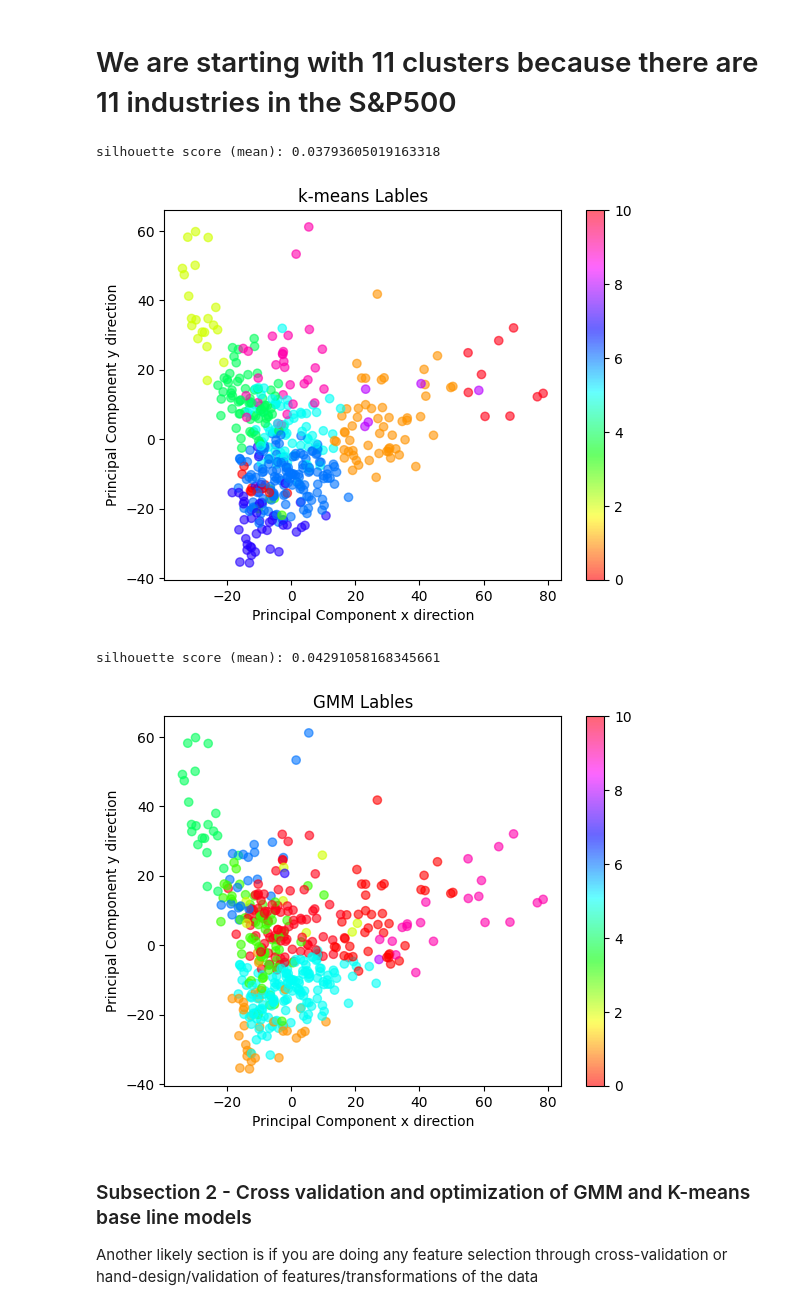
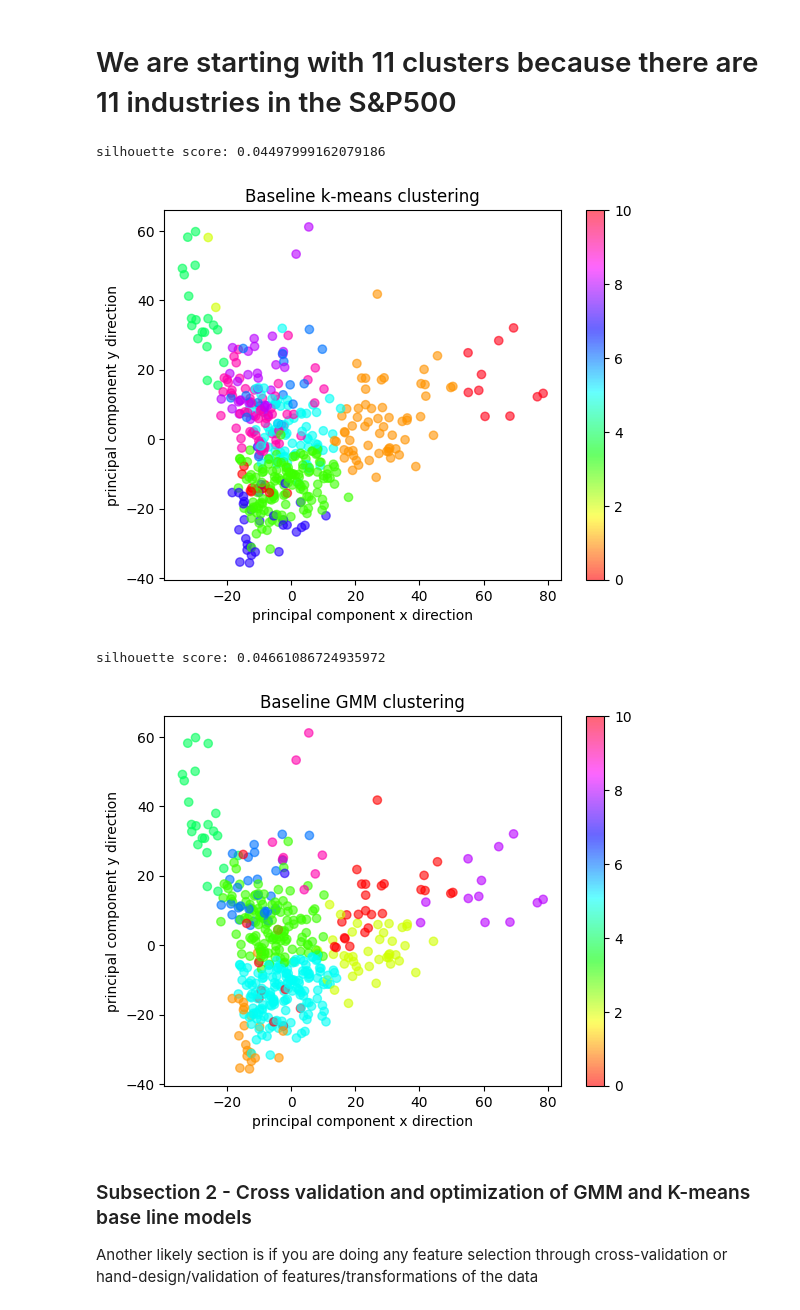
Before and after one commit to helclp/Stock_Volatility_ML_study, a Jupyter notebook: FinalProject_groupXXX.ipynb, the cells around one changed output. Saved outputs shown, nothing was run; the diff lists cells and outputs as text; code cells hidden in the pictures.

```diff
--- a/FinalProject_groupXXX.ipynb
+++ b/FinalProject_groupXXX.ipynb
@@ -173,47 +174,39 @@ You will likely have different subsections as you go through your report. For in
 # %%
 X = np.array(final_df['perc_change'].tolist())
 pca = PCA(n_components=250)
 X_pca = pca.fit_transform(X)
 
-
 kmeans = KMeans(n_clusters=11, random_state=24) # use of 11 explained in writing above
 cluster_labels = kmeans.fit_predict(X_pca)
 
-silhouette_avg = silhouette_score(X_pca, cluster_labels)
-print('silhouette score (mean):', silhouette_avg)
-
-#saving label results for later analysis in finl-df
-final_df['k-means label'] = cluster_labels
+silh_score = silhouette_score(X_pca, cluster_labels)
+print('silhouette score:', silh_score)
 
 plt.scatter(X_pca[:, 0], X_pca[:, 1], c=cluster_labels, cmap='hsv', alpha=0.6)
-plt.title('k-means Lables')
-plt.xlabel('Principal Component x direction')
-plt.ylabel('Principal Component y direction')
+plt.title('Baseline k-means clustering')
+plt.xlabel('principal component x direction')
+plt.ylabel('principal component y direction')
 plt.colorbar()
 plt.show()
 # %% [output]
-silhouette score (mean): 0.03793605019163318
+silhouette score: 0.04497999162079186
-[figure, old version]
+[figure, new version]
 # %%
 gmm = GaussianMixture(n_components=11, random_state=24)
 cluster_labels = gmm.fit_predict(X_pca)
 
-
-silhouette_avg = silhouette_score(X_pca, cluster_labels)
-print('silhouette score (mean):', silhouette_avg)
-
-#saving label results for later analysis in finl-df
-final_df['gmm label'] = cluster_labels
+silh_score = silhouette_score(X_pca, cluster_labels)
+print('silhouette score:', silh_score)
 
 plt.scatter(X_pca[:, 0], X_pca[:, 1], c=cluster_labels, cmap='hsv', alpha=0.6)
-plt.title('GMM Lables')
-plt.xlabel('Principal Component x direction')
-plt.ylabel('Principal Component y direction')
+plt.title('Baseline GMM clustering')
+plt.xlabel('principal component x direction')
+plt.ylabel('principal component y direction')
 plt.colorbar()
 plt.show()
 # %% [output]
-silhouette score (mean): 0.04291058168345661
+silhouette score: 0.04661086724935972
-[figure, old version]
+[figure, new version]
 # %% [markdown]
 ### Subsection 2 - Cross validation and optimization of GMM and K-means base line models
 
```
Also changed, not shown: parts of 21 cells of this notebook.
